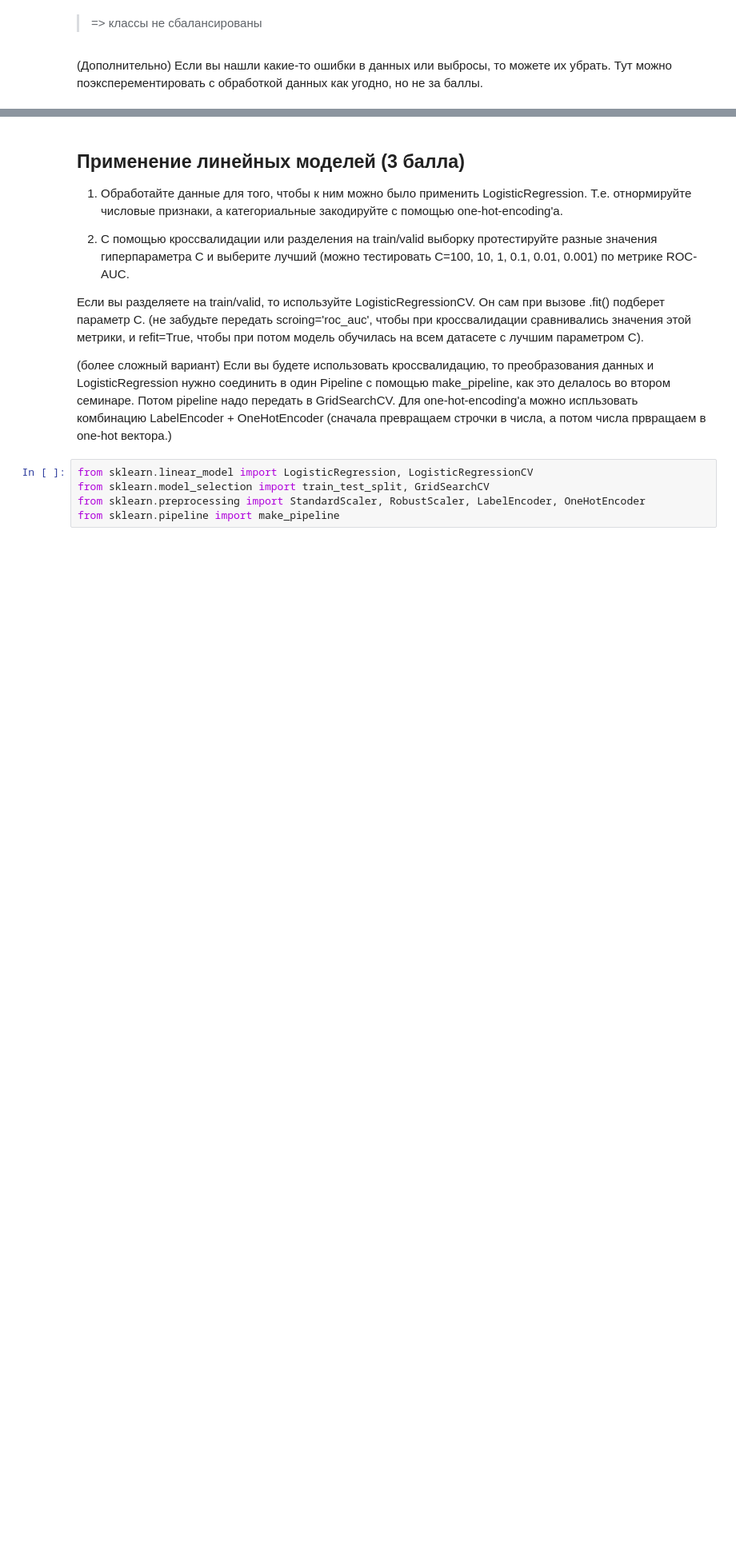
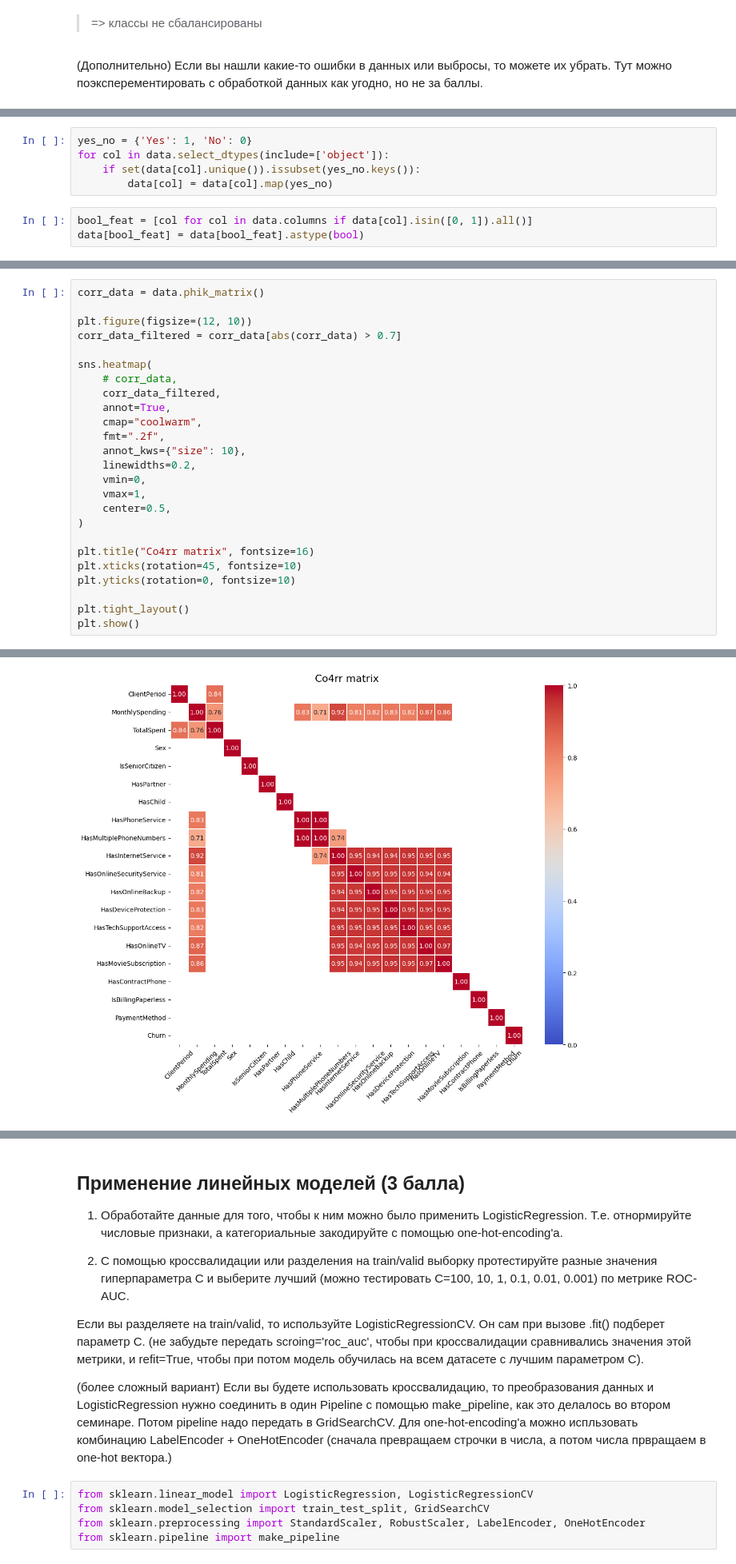
Before and after one commit to TastyButSadly/Notebooks, a Jupyter notebook: hw_3_kaggle.ipynb, the cells around one changed output, grey strips where cells are left out. Shown at 80% size. Drawn from its saved outputs; the diff is of its cells as text; blank space fills up the shorter version.

```diff
--- a/hw_3_kaggle.ipynb
+++ b/hw_3_kaggle.ipynb
@@ -366,0 +413,8 @@ plt.show()
+# %%
+yes_no = {'Yes': 1, 'No': 0}
+for col in data.select_dtypes(include=['object']):
+    if set(data[col].unique()).issubset(yes_no.keys()):
+        data[col] = data[col].map(yes_no)
+# %%
+bool_feat = [col for col in data.columns if data[col].isin([0, 1]).all()]
+data[bool_feat] = data[bool_feat].astype(bool)
@@ -366,0 +450,26 @@ plt.show()
+# %%
+corr_data = data.phik_matrix()
+
+plt.figure(figsize=(12, 10))
+corr_data_filtered = corr_data[abs(corr_data) > 0.7]
+
+sns.heatmap(
+    # corr_data,
+    corr_data_filtered,
+    annot=True,
+    cmap="coolwarm",
+    fmt=".2f",
+    annot_kws={"size": 10},
+    linewidths=0.2,
+    vmin=0,
+    vmax=1,
+    center=0.5,
+)
+
+plt.title("Co4rr matrix", fontsize=16)
+plt.xticks(rotation=45, fontsize=10)
+plt.yticks(rotation=0, fontsize=10)
+
+plt.tight_layout()
+plt.show()
+# %% [output]
@@ -366,0 +477 @@ plt.show()
+[figure, added]
```
Also changed, not shown: parts of 21 cells of this notebook.
